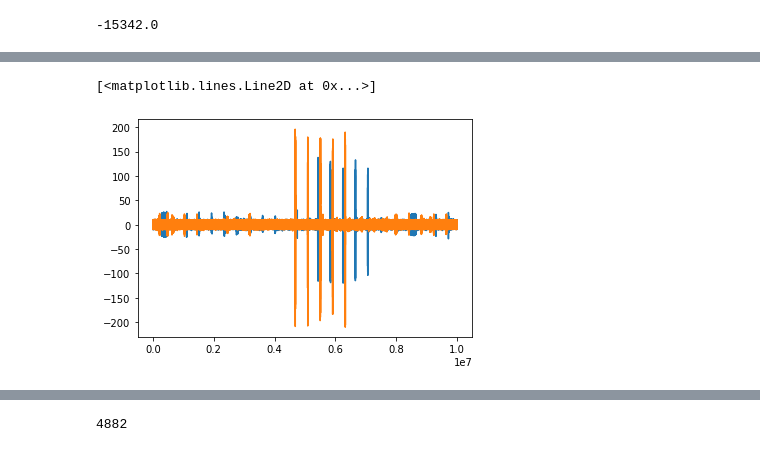
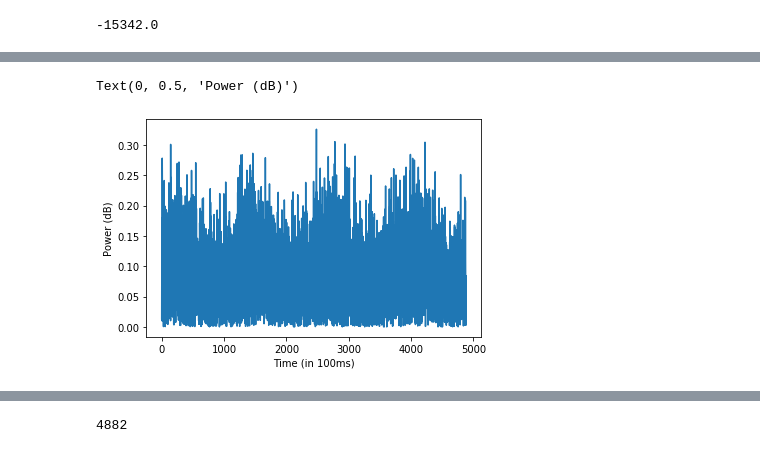
Before and after one commit to nihadern/cam-rf-drone-detection, a Jupyter notebook: Data Parser.ipynb, the cells around one changed output, grey strips where cells are left out. Cells and saved outputs as stored; diff of their text form; code cells hidden in the pictures.

```diff
--- a/Data Parser.ipynb
+++ b/Data Parser.ipynb
@@ -89,14 +108,16 @@ plt.legend(loc='upper right')
 # %%
 # num = random.randint(0, len(background)-1)
-num = 29
-M = 1
+M = 2048
 from scipy import signal
+num =29
 # bg_transformed = abs(np.fft.fft(background[num][0], int(10**7/M)))
 bg_transformed = signal.resample(background[num][0], int(10**7/M))
-plt.plot(bg_transformed, label="low")
+plt.plot(np.absolute(bg_transformed), label="low")
 # bg_transformed = abs(np.fft.fft(background[num][1], int(10**7/M)))
-bg_transformed = signal.resample(background[num][1], int(10**7/M))
-plt.plot(bg_transformed, label="high")
+# bg_transformed = signal.resample(background[num][1], int(10**7/M))
+# plt.plot(bg_transformed, label="high")
+plt.xlabel("Time (in 100ms)")
+plt.ylabel("Power (dB)")
 # %% [output]
-[<matplotlib.lines.Line2D at 0x...>]
+Text(0, 0.5, 'Power (dB)')
-[figure, old version]
+[figure, new version]
```
Also changed, not shown: parts of 19 cells of this notebook, 4 other files.
